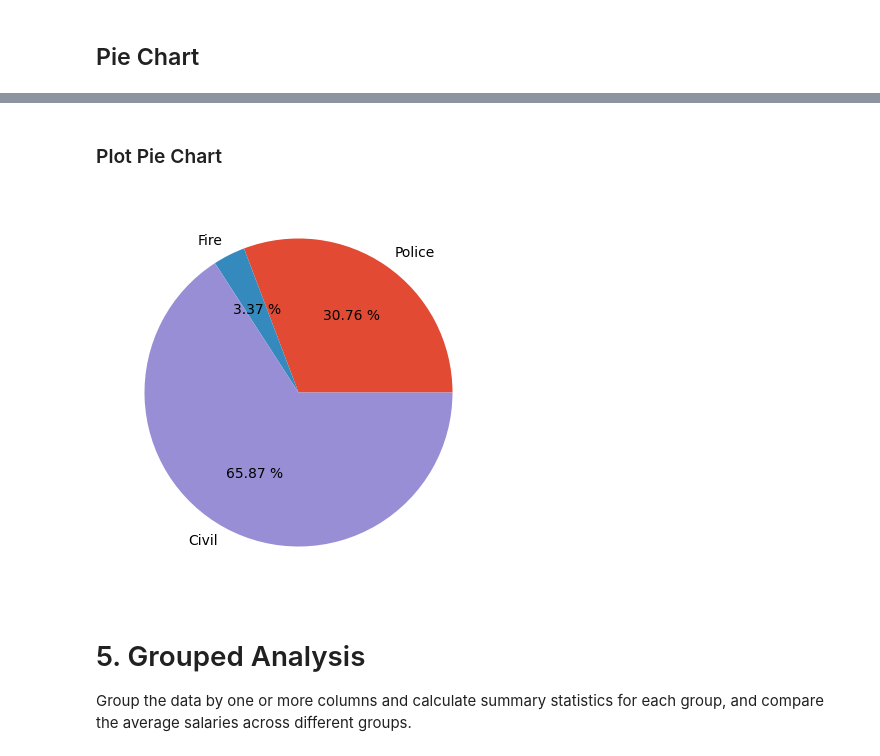
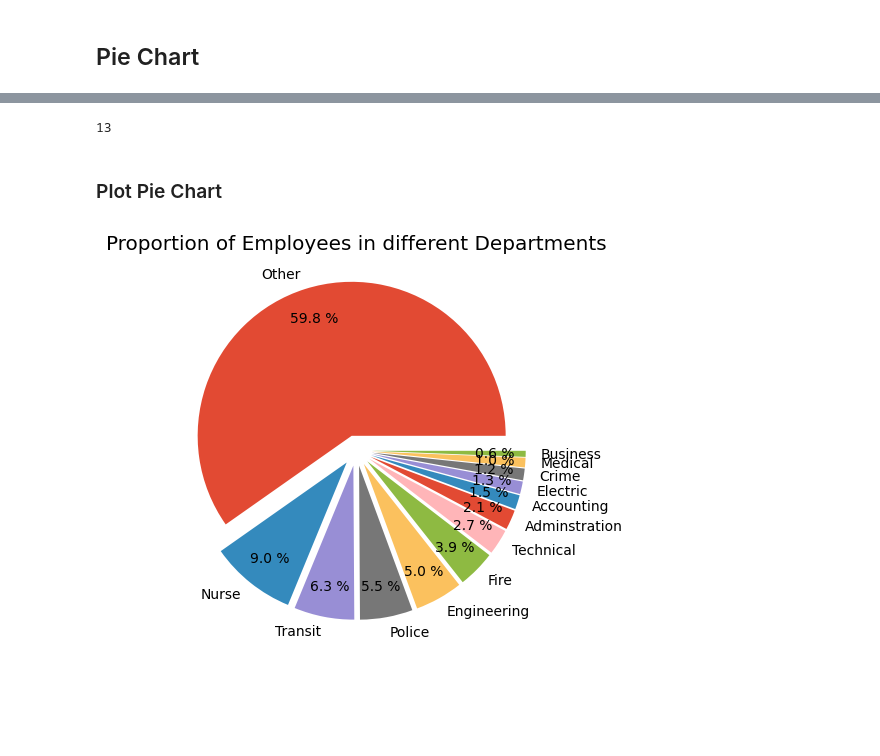
Before and after one commit to reham-shaban/Salaries-Dataset, a Jupyter notebook: ShAI_BootCamp_Assignment.ipynb, the cells around one changed output, grey strips where cells are left out. Saved outputs shown, nothing was run; the diff lists cells and outputs as text; code cells hidden in the pictures; blank space fills up the shorter version.

```diff
--- a/ShAI_BootCamp_Assignment.ipynb
+++ b/ShAI_BootCamp_Assignment.ipynb
@@ -217,0 +172,35 @@ Counter({'Civil': 1525, 'Police': 712, 'Fire': 78})
+# %%
+def extract_department(job_title):
+    lowercased = job_title.lower()
+    processed_job_title = re.sub(r'[^a-z\s]', '', lowercased)
+
+    if 'police' in processed_job_title:
+        return 'Police'
+    elif 'crim' in processed_job_title:
+        return 'Crime'
+    elif 'tech' in processed_job_title:
+        return 'Technical'
+    elif 'eng' in processed_job_title:
+        return 'Engineering'
+    elif 'admin' in processed_job_title:
+        return 'Adminstration'
+    elif 'fire' in processed_job_title:
+        return 'Fire'
+    elif 'nurse' in processed_job_title:
+        return 'Nurse'
+    elif 'account' in processed_job_title:
+        return 'Accounting'
+    elif 'business' in processed_job_title:
+        return 'Business'
+    elif 'electr' in processed_job_title:
+        return 'Electric'
+    elif 'medical' in processed_job_title:
+        return 'Medical'
+    elif 'transit operator' in processed_job_title:
+        return 'Transit'
+
+    return 'Other'
+# %%
+df['Department'] = df['JobTitle'].apply(lambda x: extract_department(x))
+department_counts = df['Department'].value_counts()
+department_counts
@@ -218,16 +223,18 @@ Counter({'Civil': 1525, 'Police': 712, 'Fire': 78})
+# %%
+len(department_counts)
+# %% [output]
+13
 # %% [markdown]
 ### Plot Pie Chart
 # %%
-sizes = [department_counts[x] for x in department_counts]
-labels = [x for x in department_counts]
+explode = [0.1 for department in department_counts.index]
 
-plt.figure(figsize=(8,5))
+plt.figure(figsize=(8, 5))
 plt.style.use('ggplot')
-plt.pie(sizes, labels=labels, autopct="%.2f %%")
+
+plt.pie(department_counts, labels=department_counts.index, pctdistance=0.8, autopct="%.1f %%", explode=explode)
+plt.title("Proportion of Employees in different Departments")
 
 plt.show()
 # %% [output]
-[figure, old version]
+[figure, new version]
-# %% [markdown]
-# 5. Grouped Analysis
-Group the data by one or more columns and calculate summary statistics for each group, and compare the average salaries across different groups.
```
Also changed, not shown: parts of 33 cells of this notebook.
